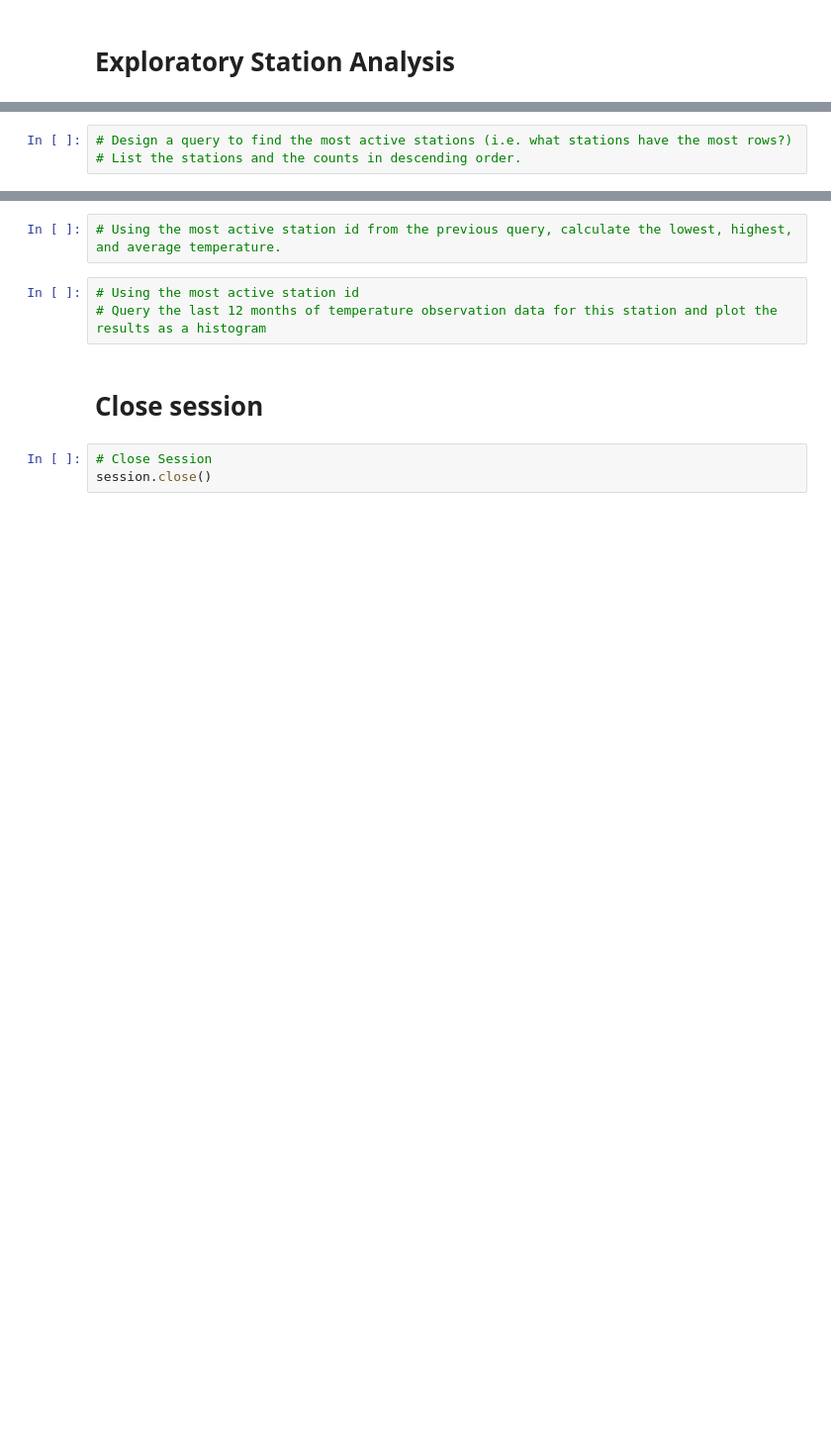
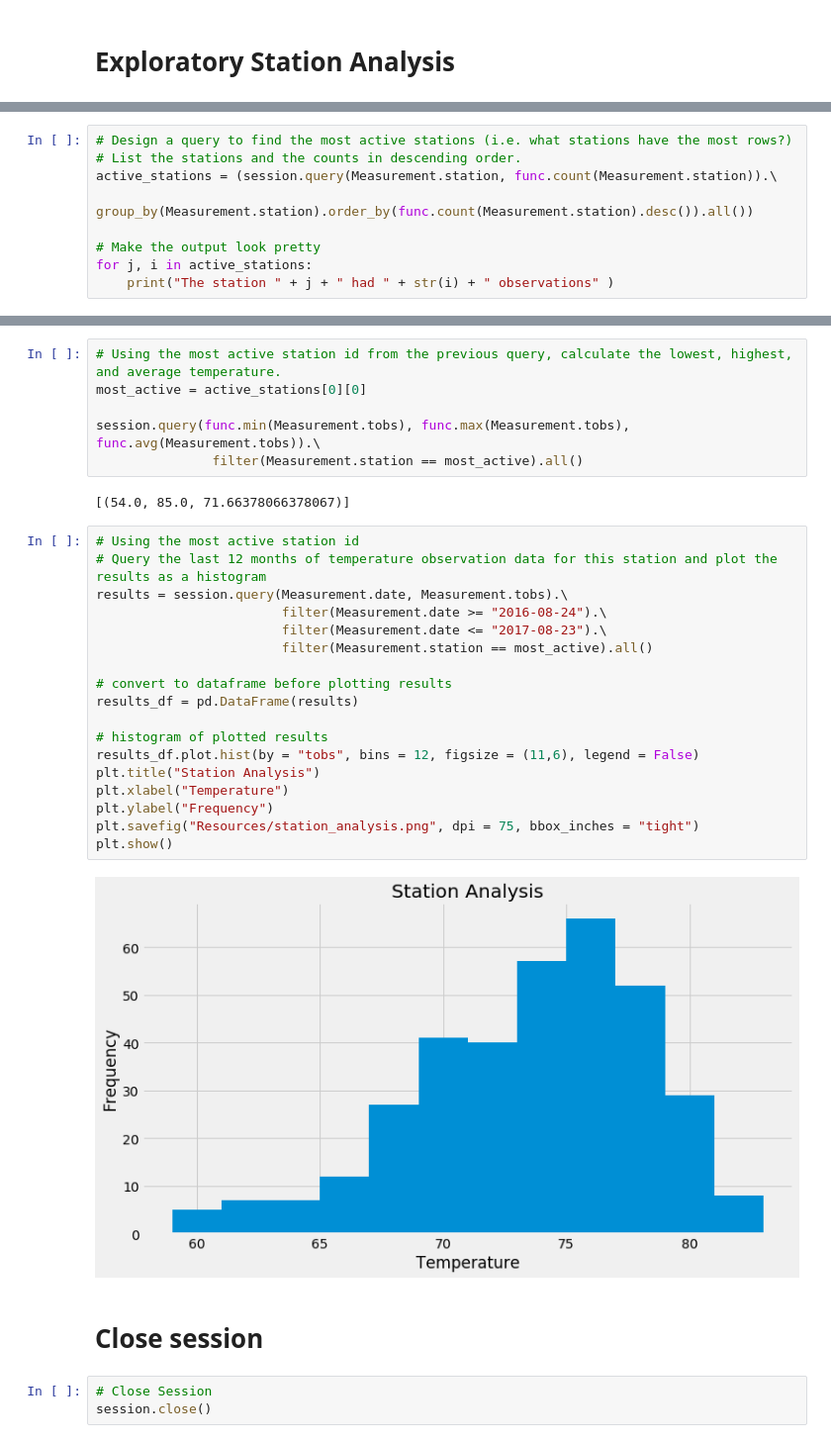
Before and after one commit to cjengleson/sqlalchemy-challenge, a Jupyter notebook: climate_starter.ipynb, the cells around one changed output, grey strips where cells are left out. Shown: that part at 99% size. Drawn from its saved outputs; the diff is of its cells as text; blank space fills up the shorter version.

```diff
--- a/climate_starter.ipynb
+++ b/climate_starter.ipynb
@@ -58,3 +114,9 @@ engine = create_engine("sqlite:///hawaii.sqlite")
 # %%
 # Design a query to find the most active stations (i.e. what stations have the most rows?)
 # List the stations and the counts in descending order.
+active_stations = (session.query(Measurement.station, func.count(Measurement.station)).\
+                   group_by(Measurement.station).order_by(func.count(Measurement.station).desc()).all())
+
+# Make the output look pretty
+for j, i in active_stations:
+    print("The station " + j + " had " + str(i) + " observations" )
@@ -61,8 +133,31 @@ engine = create_engine("sqlite:///hawaii.sqlite")
 # %%
 # Using the most active station id from the previous query, calculate the lowest, highest, and average temperature.
+most_active = active_stations[0][0]
+
+session.query(func.min(Measurement.tobs), func.max(Measurement.tobs), func.avg(Measurement.tobs)).\
+               filter(Measurement.station == most_active).all()
+# %% [output]
+[(54.0, 85.0, 71.66378066378067)]
-# %%
-# Using the most active station id
-# Query the last 12 months of temperature observation data for this station and plot the results as a histogram
+# %%
+# Using the most active station id
+# Query the last 12 months of temperature observation data for this station and plot the results as a histogram
+results = session.query(Measurement.date, Measurement.tobs).\
+                        filter(Measurement.date >= "2016-08-24").\
+                        filter(Measurement.date <= "2017-08-23").\
+                        filter(Measurement.station == most_active).all()
+
+# convert to dataframe before plotting results
+results_df = pd.DataFrame(results)
+
+# histogram of plotted results
+results_df.plot.hist(by = "tobs", bins = 12, figsize = (11,6), legend = False)
+plt.title("Station Analysis")
+plt.xlabel("Temperature")
+plt.ylabel("Frequency")
+plt.savefig("Resources/station_analysis.png", dpi = 75, bbox_inches = "tight")
+plt.show()
+# %% [output]
+[figure, added]
 # %% [markdown]
 # Close session
 # %%
```
Also changed, not shown: parts of 12 cells of this notebook, 2 other files.
